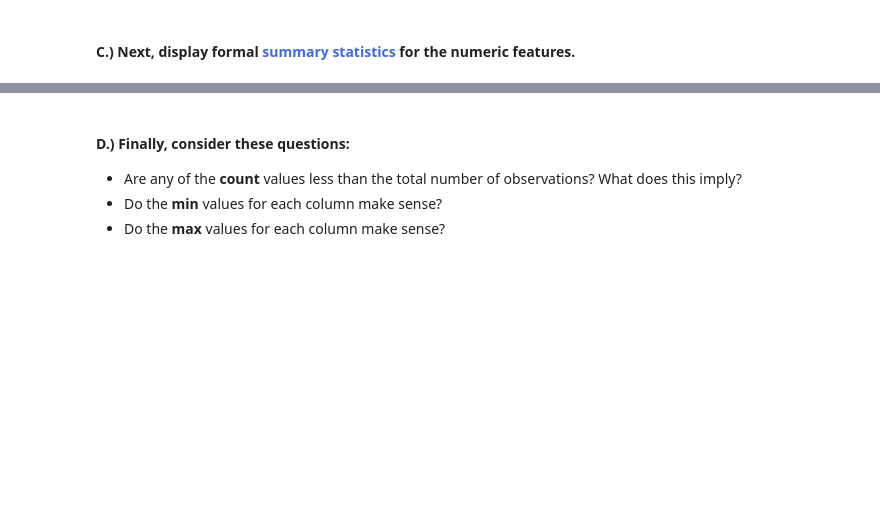
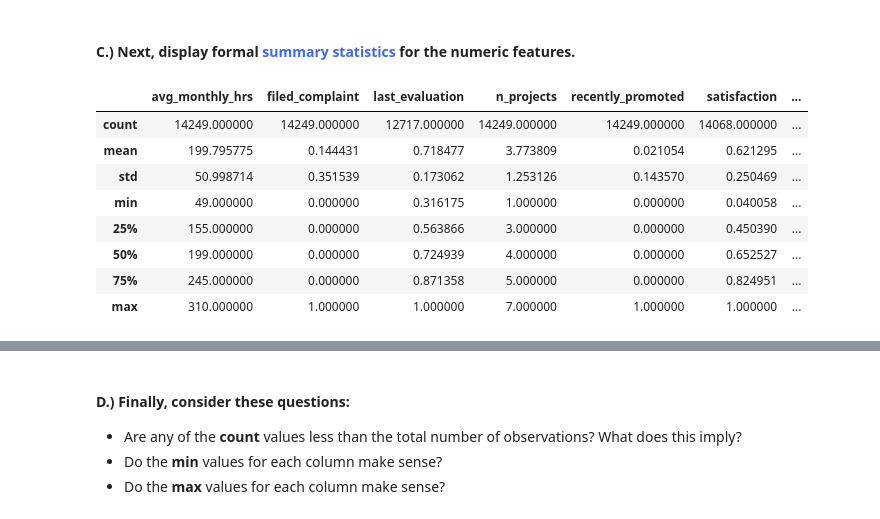
Before and after one commit to tundeiness/Chief-People-Officer, a Jupyter notebook: 1 - Workbook - Exploratory Analysis Plus.ipynb, the cells around one changed output, grey strips where cells are left out. Drawn from its saved outputs; the diff is of its cells as text; code cells hidden in the pictures; blank space fills up the shorter version.

```diff
--- a/1 - Workbook - Exploratory Analysis Plus.ipynb
+++ b/1 - Workbook - Exploratory Analysis Plus.ipynb
@@ -468,6 +472,18 @@ plt.show()
 * Are there any **boundaries** that don't make sense?
 # %% [markdown]
 #### C.) Next, display formal <span style="color:royalblue">summary statistics</span> for the numeric features.
+# %%
+dfs.describe()
+# %% [output]
+|  | avg_monthly_hrs | filed_complaint | last_evaluation | n_projects | recently_promoted | satisfaction | ... |
+| count | 14249.000000 | 14249.000000 | 12717.000000 | 14249.000000 | 14249.000000 | 14068.000000 | ... |
+| mean | 199.795775 | 0.144431 | 0.718477 | 3.773809 | 0.021054 | 0.621295 | ... |
+| std | 50.998714 | 0.351539 | 0.173062 | 1.253126 | 0.143570 | 0.250469 | ... |
+| min | 49.000000 | 0.000000 | 0.316175 | 1.000000 | 0.000000 | 0.040058 | ... |
+| 25% | 155.000000 | 0.000000 | 0.563866 | 3.000000 | 0.000000 | 0.450390 | ... |
+| 50% | 199.000000 | 0.000000 | 0.724939 | 4.000000 | 0.000000 | 0.652527 | ... |
+| 75% | 245.000000 | 0.000000 | 0.871358 | 5.000000 | 0.000000 | 0.824951 | ... |
+| max | 310.000000 | 1.000000 | 1.000000 | 7.000000 | 1.000000 | 1.000000 | ... |
 # %% [markdown]
 <strong style="color:RoyalBlue">Expected output:</strong>
 <table border="1" class="dataframe">
```
Also changed, not shown: parts of 1 cell of this notebook.
